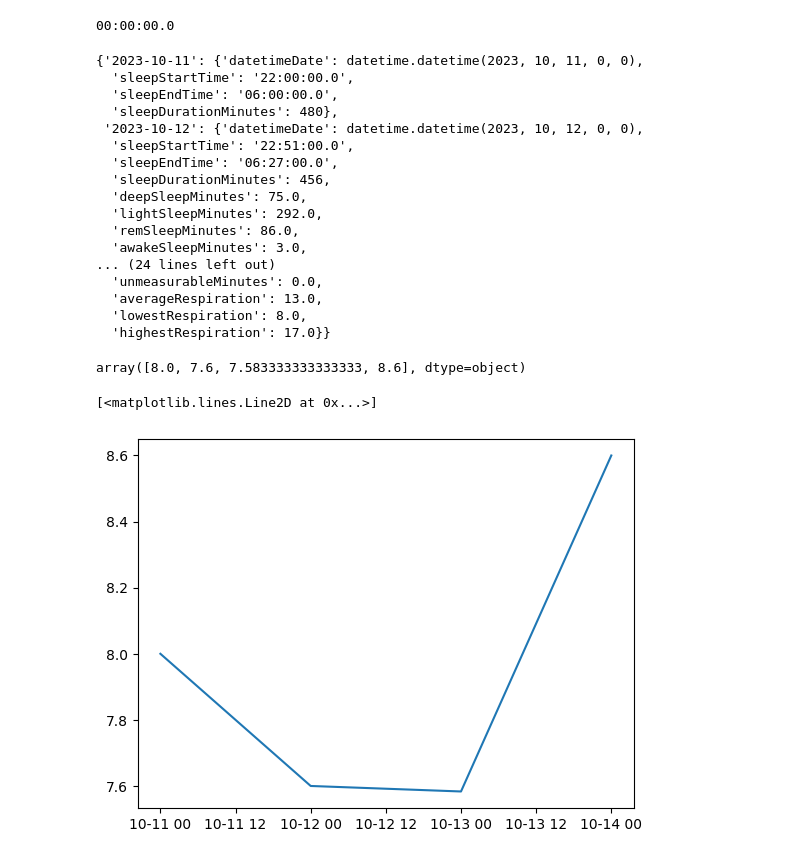
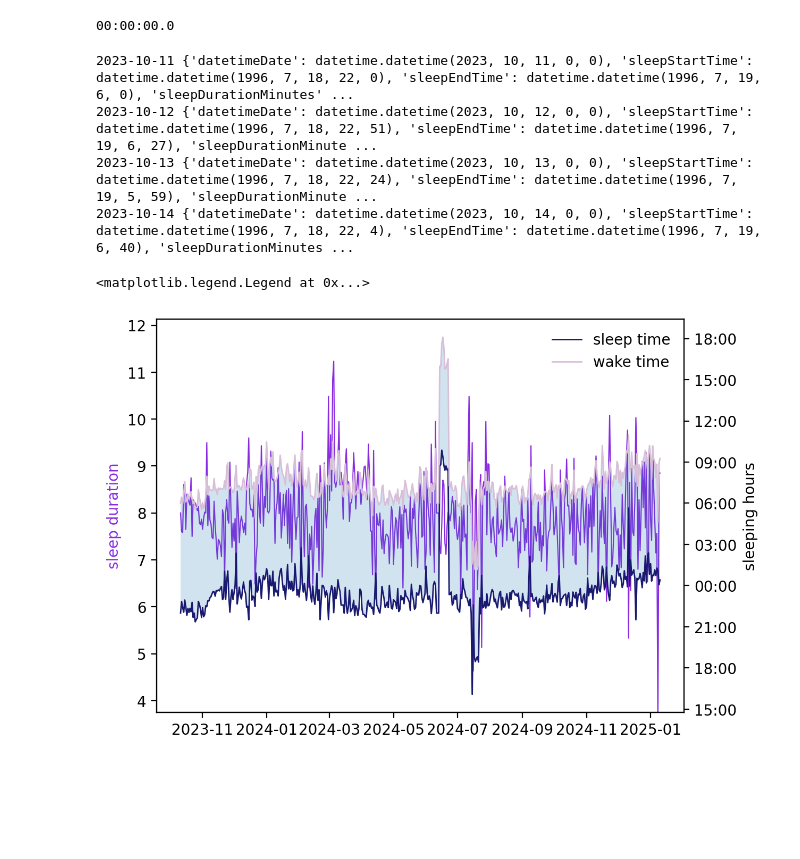
Before and after one commit to prhuft/fit-vis, a Jupyter notebook: garmin_sleep_data.ipynb, the cells around one changed output. Cells and saved outputs as stored; diff of their text form; code cells hidden in the pictures; blank space fills up the shorter version.

Commit message:
sleep duration and hours plot

```diff
--- a/garmin_sleep_data.ipynb
+++ b/garmin_sleep_data.ipynb
@@ -207,17 +209,16 @@ for i,elem in enumerate(content_list):
     _, sleep_start_timestr = elem['sleepStartTimestampGMT'].split('T')
     _, sleep_end_timestr = elem['sleepEndTimestampGMT'].split('T')
 
-    sleep_duration = sleep_end_time - sleep_start_time
-
     sleep_start_timestr = change_zone(sleep_start_timestr)
     sleep_end_timestr = change_zone(sleep_end_timestr)
 
     sleep_start_time = digital_time_to_minutes(sleep_start_timestr)
     sleep_end_time = digital_time_to_minutes(sleep_end_timestr)
+    sleep_duration = sleep_end_time - sleep_start_time
 
     sleep_by_date[date] = {'datetimeDate': dt.strptime(date,'%Y-%m-%d'),
-                           'sleepStartTime': sleep_start_timestr,
-                           'sleepEndTime': sleep_end_timestr,
+                           'sleepStartTime': dt.strptime(sleep_start_timestr, '%H:%M:%S.%f'), #.time(),
+                           'sleepEndTime': dt.strptime(sleep_end_timestr, '%H:%M:%S.%f'), #.time(),
                            'sleepDurationMinutes': get_minutes_difference(sleep_start_timestr,sleep_end_timestr)
                           }
 
@@ -232,32 +294,46 @@ for i,elem in enumerate(content_list):
 # %%
-sleep_by_date
+# preview sleep data dictionary
+for i, item in enumerate(sleep_by_date.items()):
+    print(item[0], item[1])
+    if i == 3:
+        break
 # %% [output]
-{'2023-10-11': {'datetimeDate': datetime.datetime(2023, 10, 11, 0, 0),
-  'sleepStartTime': '22:00:00.0',
-  'sleepEndTime': '06:00:00.0',
-  'sleepDurationMinutes': 480},
- '2023-10-12': {'datetimeDate': datetime.datetime(2023, 10, 12, 0, 0),
-  'sleepStartTime': '22:51:00.0',
-  'sleepEndTime': '06:27:00.0',
-  'sleepDurationMinutes': 456,
-  'deepSleepMinutes': 75.0,
-  'lightSleepMinutes': 292.0,
-  'remSleepMinutes': 86.0,
-  'awakeSleepMinutes': 3.0,
-... (24 lines left out)
-  'unmeasurableMinutes': 0.0,
-  'averageRespiration': 13.0,
-  'lowestRespiration': 8.0,
-  'highestRespiration': 17.0}}
+2023-10-11 {'datetimeDate': datetime.datetime(2023, 10, 11, 0, 0), 'sleepStartTime': datetime.datetime(1996, 7, 18, 22, 0), 'sleepEndTime': datetime.datetime(1996, 7, 19, 6, 0), 'sleepDurationMinutes' ...
+2023-10-12 {'datetimeDate': datetime.datetime(2023, 10, 12, 0, 0), 'sleepStartTime': datetime.datetime(1996, 7, 18, 22, 51), 'sleepEndTime': datetime.datetime(1996, 7, 19, 6, 27), 'sleepDurationMinute ...
+2023-10-13 {'datetimeDate': datetime.datetime(2023, 10, 13, 0, 0), 'sleepStartTime': datetime.datetime(1996, 7, 18, 22, 24), 'sleepEndTime': datetime.datetime(1996, 7, 19, 5, 59), 'sleepDurationMinute ...
+2023-10-14 {'datetimeDate': datetime.datetime(2023, 10, 14, 0, 0), 'sleepStartTime': datetime.datetime(1996, 7, 18, 22, 4), 'sleepEndTime': datetime.datetime(1996, 7, 19, 6, 40), 'sleepDurationMinutes ...
 # %%
-dates, sleep_duration_hrs = np.array([(fields['datetimeDate'], fields['sleepDurationMinutes']/60) for date, fields in sleep_by_date.items()
-                      if 'sleepDurationMinutes' in fields]).T
+condition = lambda fields: True # use for filtering
+
+# probably way easier with pandas
+dates, sleep_duration_hrs = np.array([(fields['datetimeDate'], fields['sleepDurationMinutes']/60)
+                                      for date, fields in sleep_by_date.items()
+                                      if condition(fields)]).T
+
+sleep_start_time, sleep_end_time = np.array([(fields['sleepStartTime'], fields['sleepEndTime'])
+                                      for date, fields in sleep_by_date.items()
+                                      if condition(fields)]).T
-# %%
-sleep_duration_hrs
-# %% [output]
-array([8.0, 7.6, 7.583333333333333, 8.6], dtype=object)
 # %%
-plt.plot(dates,sleep_duration_hrs)
+fig, ax = plt.subplots(dpi=200)
+duration_color = 'blueviolet'
+ax.plot(dates,sleep_duration_hrs, color=duration_color, lw=0.8) #, label='sleep duration')
+ax.set_ylim((mean_hrs - 5*std_hrs, mean_hrs + 5*std_hrs))
+ax2 = ax.twinx()
+
+# ax2.plot(dates,sleep_duration_hrs)
+plt.gca().yaxis.set_major_formatter(mdates.DateFormatter('%H:%M'))
+ax2.fill_between(dates, sleep_start_time, sleep_end_time, alpha=0.2)
+ax2.plot(dates, sleep_start_time, color='midnightblue', label='sleep time', lw=1)
+ax2.plot(dates, sleep_end_time, color='thistle', label='wake time', lw=1)
+
+mean_hrs = np.mean(sleep_duration_hrs)
+std_hrs = np.std(sleep_duration_hrs)
+
+ax.set_ylabel("sleep duration", color=duration_color)
+# ax.set_xticklabels(ax.get_xticks(), rotation = 50) # doesn't work with datetime?
+ax2.set_ylabel("sleeping hours")
+# ax.legend()
+ax2.legend(frameon=False)
 # %% [output]
-[<matplotlib.lines.Line2D at 0x...>]
+<matplotlib.legend.Legend at 0x...>
-[figure, old version]
+[figure, new version]
```
Also changed, not shown: parts of 3 cells of this notebook.
